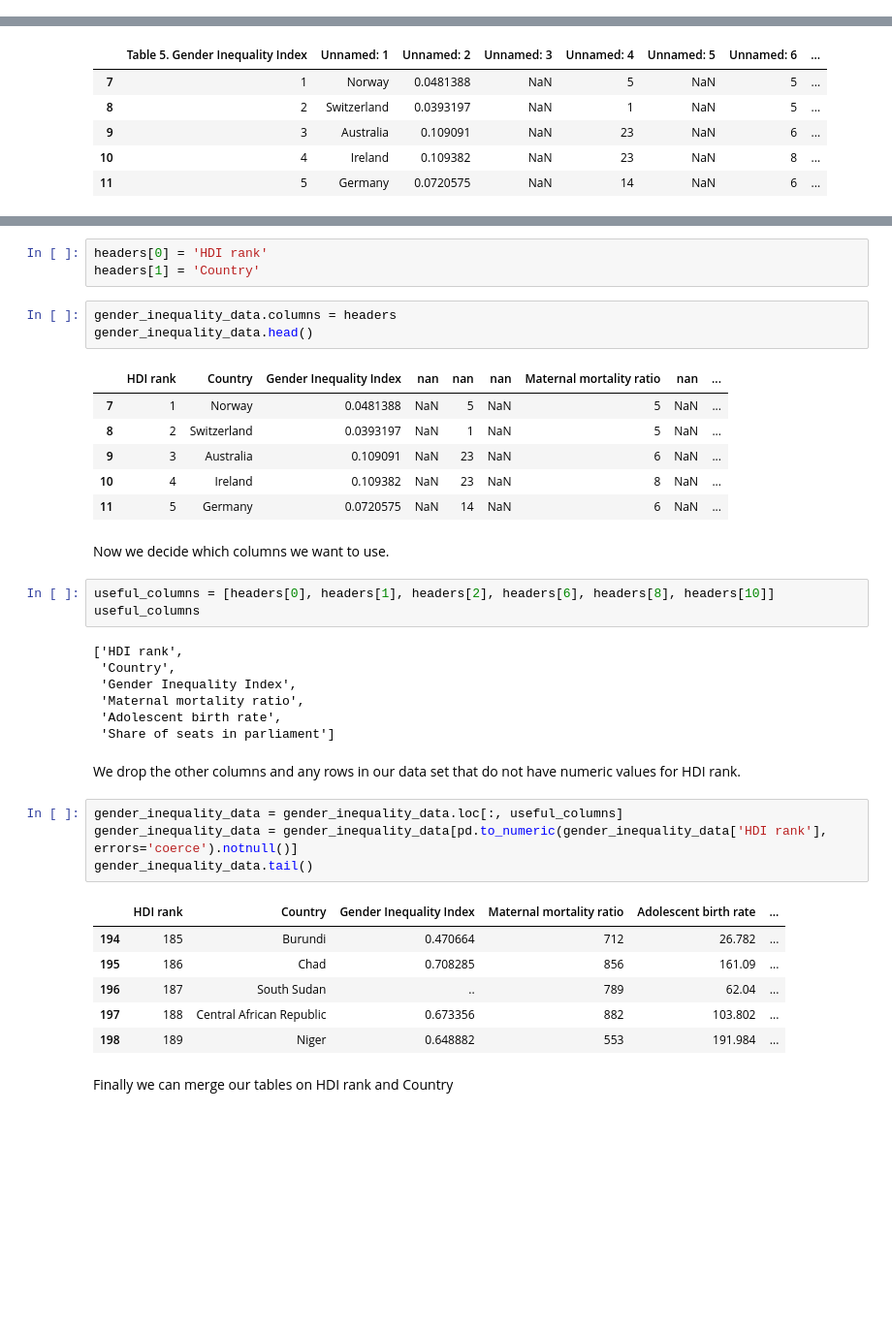
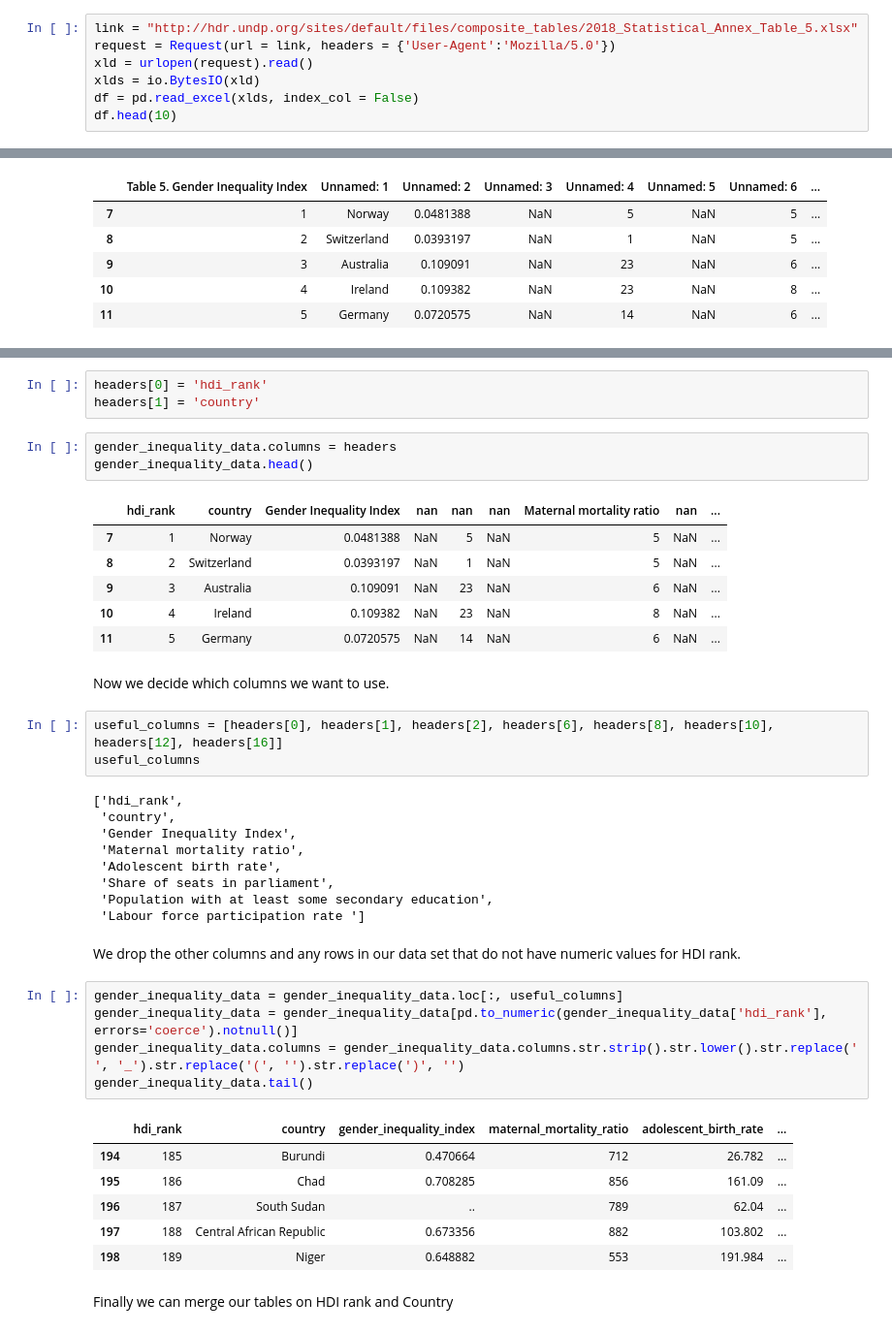
Before and after one commit to CiaranCurran/COMP30760, a Jupyter notebook: undp.ipynb, the cells around one changed output, grey strips where cells are left out. Shown at 97% size. Drawn from its saved outputs; the diff is of its cells as text; blank space fills up the shorter version.

```diff
--- a/undp.ipynb
+++ b/undp.ipynb
@@ -144,0 +134,7 @@ df.head(10)
+# %%
+link = "http://hdr.undp.org/sites/default/files/composite_tables/2018_Statistical_Annex_Table_5.xlsx"
+request = Request(url = link, headers = {'User-Agent':'Mozilla/5.0'})
+xld = urlopen(request).read()
+xlds = io.BytesIO(xld)
+df = pd.read_excel(xlds, index_col = False)
+df.head(10)
@@ -178,11 +165,11 @@ headers
 # %%
-headers[0] = 'HDI rank'
-headers[1] = 'Country'
+headers[0] = 'hdi_rank'
+headers[1] = 'country'
 # %%
 gender_inequality_data.columns = headers
 gender_inequality_data.head()
 # %% [output]
-|  | HDI rank | Country | Gender Inequality Index | nan | nan | nan | Maternal mortality ratio | nan | ... |
+|  | hdi_rank | country | Gender Inequality Index | nan | nan | nan | Maternal mortality ratio | nan | ... |
 | 7 | 1 | Norway | 0.0481388 | NaN | 5 | NaN | 5 | NaN | ... |
 | 8 | 2 | Switzerland | 0.0393197 | NaN | 1 | NaN | 5 | NaN | ... |
 | 9 | 3 | Australia | 0.109091 | NaN | 23 | NaN | 6 | NaN | ... |
@@ -191,23 +178,26 @@ gender_inequality_data.head()
 # %% [markdown]
 Now we decide which columns we want to use.
 # %%
-useful_columns = [headers[0], headers[1], headers[2], headers[6], headers[8], headers[10]]
+useful_columns = [headers[0], headers[1], headers[2], headers[6], headers[8], headers[10], headers[12], headers[16]]
 useful_columns
 # %% [output]
-['HDI rank',
- 'Country',
+['hdi_rank',
+ 'country',
  'Gender Inequality Index',
  'Maternal mortality ratio',
  'Adolescent birth rate',
- 'Share of seats in parliament']
+ 'Share of seats in parliament',
+ 'Population with at least some secondary education',
+ 'Labour force participation rate ']
 # %% [markdown]
 We drop the other columns and any rows in our data set that do not have numeric values for HDI rank.
 # %%
 gender_inequality_data = gender_inequality_data.loc[:, useful_columns]
-gender_inequality_data = gender_inequality_data[pd.to_numeric(gender_inequality_data['HDI rank'], errors='coerce').notnull()]
+gender_inequality_data = gender_inequality_data[pd.to_numeric(gender_inequality_data['hdi_rank'], errors='coerce').notnull()]
+gender_inequality_data.columns = gender_inequality_data.columns.str.strip().str.lower().str.replace(' ', '_').str.replace('(', '').str.replace(')', '')
 gender_inequality_data.tail()
 # %% [output]
-|  | HDI rank | Country | Gender Inequality Index | Maternal mortality ratio | Adolescent birth rate | ... |
+|  | hdi_rank | country | gender_inequality_index | maternal_mortality_ratio | adolescent_birth_rate | ... |
 | 194 | 185 | Burundi | 0.470664 | 712 | 26.782 | ... |
 | 195 | 186 | Chad | 0.708285 | 856 | 161.09 | ... |
 | 196 | 187 | South Sudan | .. | 789 | 62.04 | ... |
```
Also changed, not shown: parts of 47 cells of this notebook.
